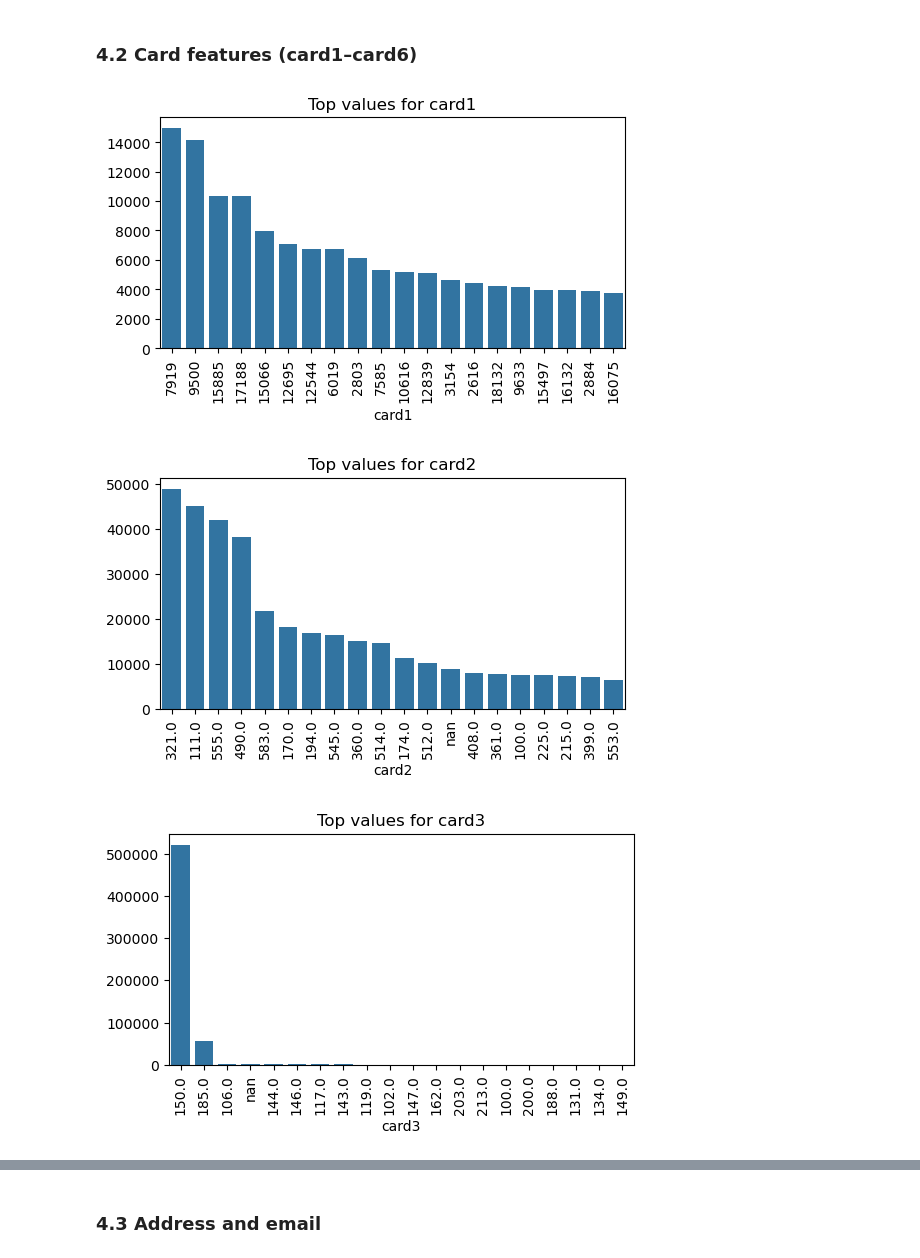
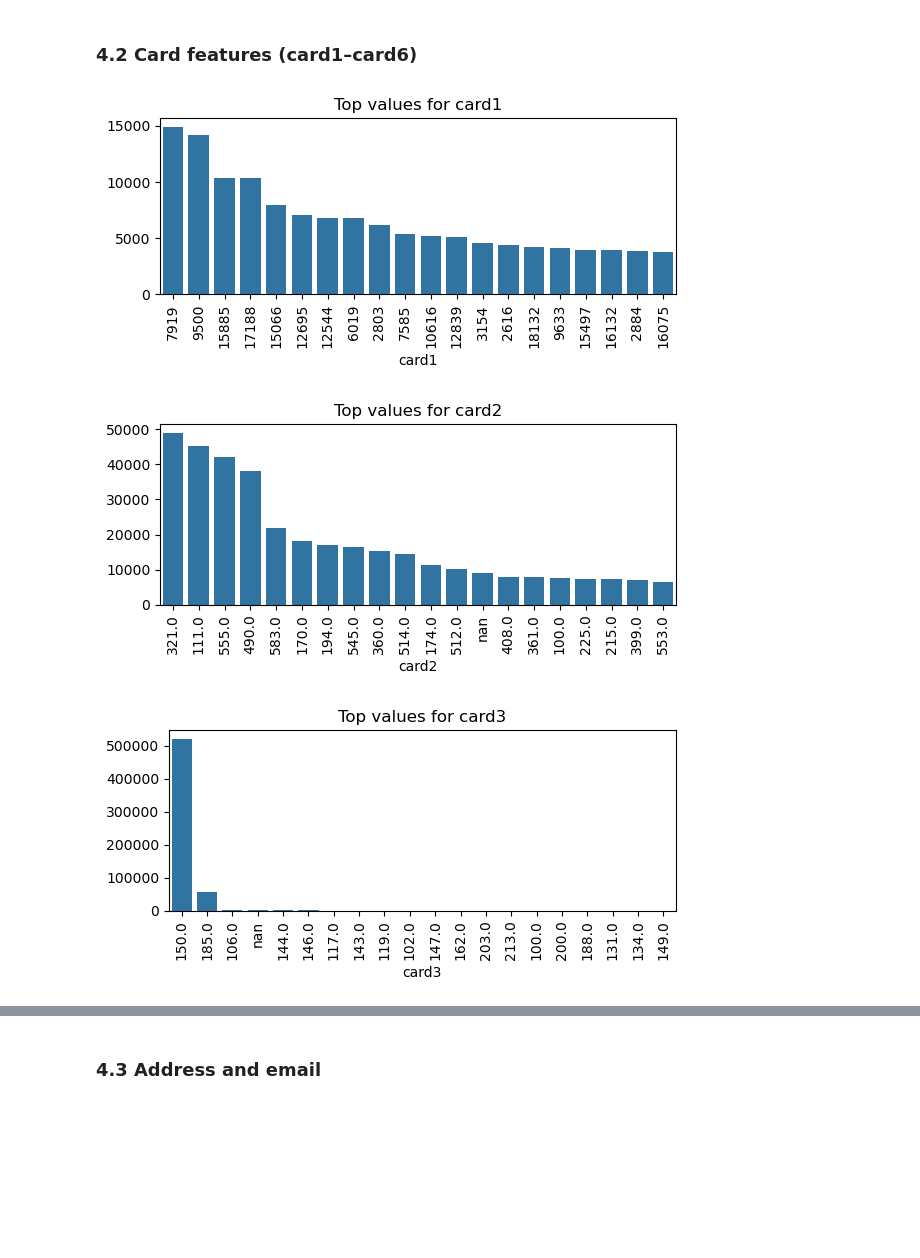
Before and after one commit to pchan2030/capstone-cards-fraud, a Jupyter notebook: Prompt.ipynb, the cells around one changed output, grey strips where cells are left out. Drawn from its saved outputs; the diff is of its cells as text; code cells hidden in the pictures; blank space fills up the shorter version.

```diff
--- a/Prompt.ipynb
+++ b/Prompt.ipynb
@@ -208,16 +214,17 @@ plt.show()
 # %%
 card_cols = [c for c in train_trans.columns if c.startswith('card')]
 card_cols
 
 for c in card_cols:
     plt.figure(figsize=(6,3))
     value_counts = train[c].value_counts(dropna=False).head(20)
     sns.barplot(x=value_counts.index.astype(str), y=value_counts.values)
     plt.xticks(rotation=90)
     plt.title(f"Top values for {c}")
+    plt.tight_layout()
     plt.savefig(f"images/TopValuesFor-{c}.png")
     plt.show()
 # %% [output]
-[figure, old version]
+[figure, new version]
-[figure, old version]
+[figure, new version]
-[figure, old version]
+[figure, new version]
```
Also changed, not shown: parts of 22 cells of this notebook, 49 other files.
